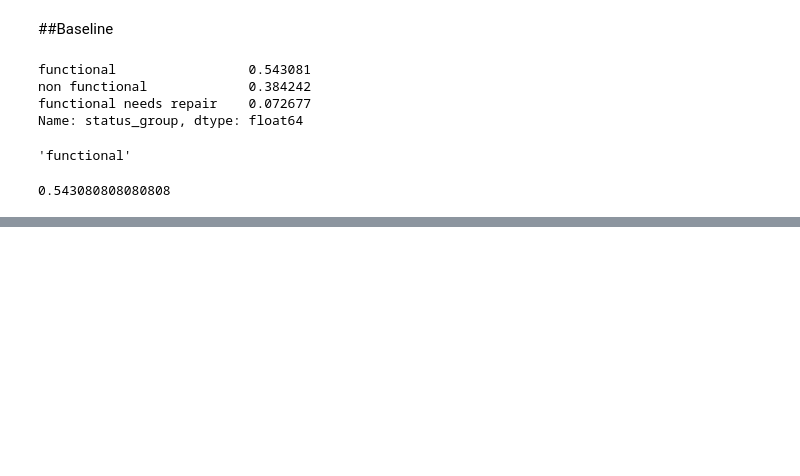
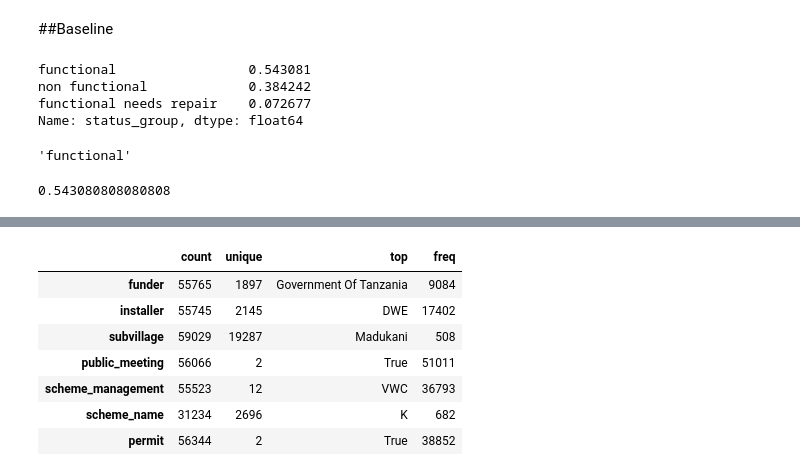
Before and after one commit to LambdaSchool/DS-Unit-2-Classification-1, a Jupyter notebook: Assignment_logistic_regression_categorical_encoding.ipynb, the cells around one changed output, grey strips where cells are left out. Cells and saved outputs as stored; diff of their text form; code cells hidden in the pictures; blank space fills up the shorter version.

```diff
--- a/Assignment_logistic_regression_categorical_encoding.ipynb
+++ b/Assignment_logistic_regression_categorical_encoding.ipynb
@@ -33,0 +70,11 @@ accuracy_score(y_train, y_pred)
+# %%
+train_features[['funder','installer','subvillage','public_meeting','scheme_management','scheme_name','permit']].describe(include='all').T
+# %% [output]
+|  | count | unique | top | freq |
+| funder | 55765 | 1897 | Government Of Tanzania | 9084 |
+| installer | 55745 | 2145 | DWE | 17402 |
+| subvillage | 59029 | 19287 | Madukani | 508 |
+| public_meeting | 56066 | 2 | True | 51011 |
+| scheme_management | 55523 | 12 | VWC | 36793 |
+| scheme_name | 31234 | 2696 | K | 682 |
+| permit | 56344 | 2 | True | 38852 |
```
Also changed, not shown: parts of 7 cells of this notebook.
